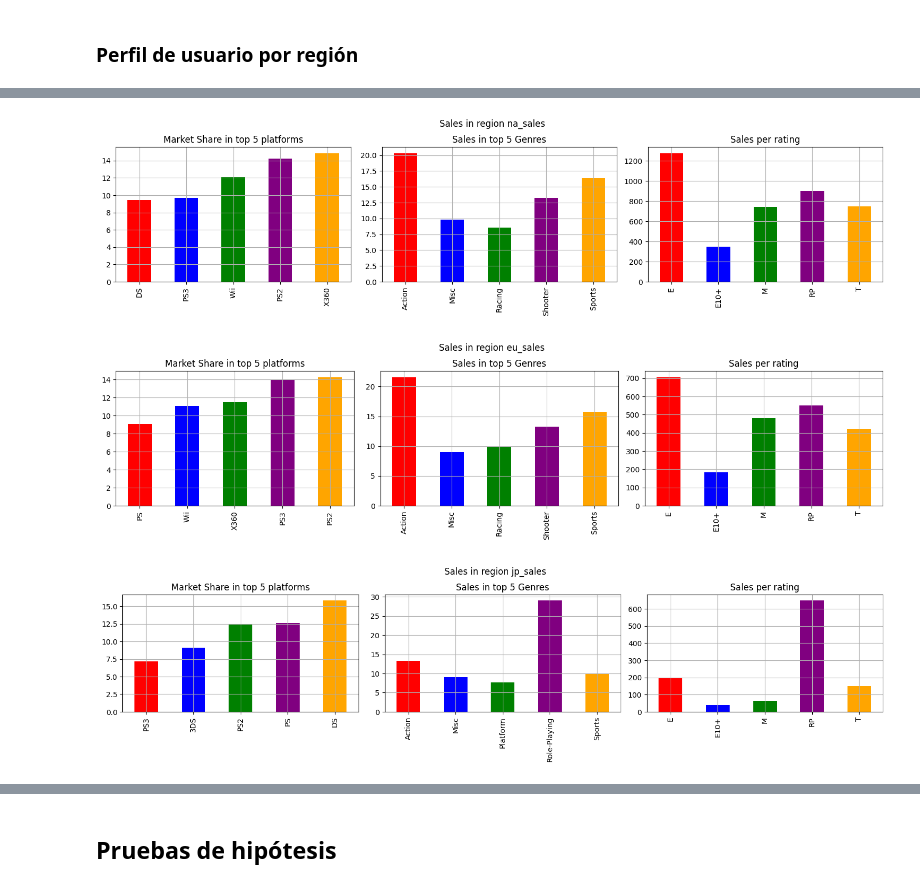
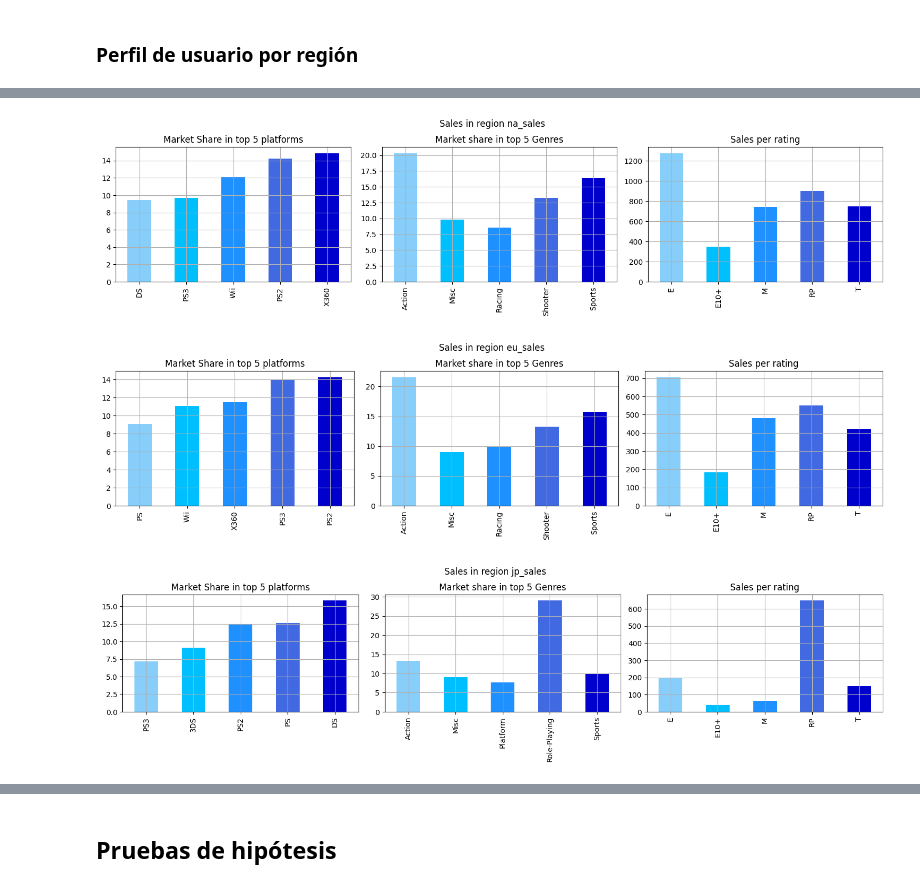
Before and after one commit to enzolozag/videogames_ttp, a Jupyter notebook: notebooks/videogames.ipynb, the cells around one changed output, grey strips where cells are left out. Saved outputs shown, nothing was run; the diff lists cells and outputs as text; code cells hidden in the pictures.

```diff
--- a/notebooks/videogames.ipynb
+++ b/notebooks/videogames.ipynb
@@ -1194,7 +1186,11 @@ print(rating_sales)
 # %%
+# Lista de los nombres de las regiones
 regions = ["na_sales", "eu_sales", "jp_sales"]
-colors = ["red", "blue", "green", "purple", "orange"]
 
+# Lista de colores para graficar
+colors = ["lightskyblue", "deepskyblue", "dodgerblue", "royalblue", "mediumblue"]
+
+# Itera por cada region en la lista de regions
 for region in regions:
 
     # Agrupación de plataformas por región
@@ -1223,6 +1219,7 @@ for region in regions:
     fig, axes = plt.subplots(ncols=3, figsize=(15, 4))
     fig.suptitle(f"Sales in region {region}", y=0.96)
 
+    # Configura el gráfico de la cuota de mercado por plataforma
     axes[0].set_title("Market Share in top 5 platforms")
     top_5_patforms.plot(
         kind="bar",
@@ -1233,34 +1230,40 @@ for region in regions:
         legend=False,
         grid=True,
         color=colors,
     )
 
-    axes[1].set_title("Sales in top 5 Genres")
+    # Configura el gráfico de la cuota de mercado por género
+    axes[1].set_title("Market share in top 5 Genres")
     top_5_genres.plot(
         kind="bar",
         x="genre",
         y="market_share",
         xlabel="",
         ax=axes[1],
         legend=False,
         grid=True,
         color=colors,
     )
 
+    # Configura el gráfico de las ventas por rating
     axes[2].set_title("Sales per rating")
     rating_sorted.plot(
         kind="bar",
         x="rating",
         y=region,
         xlabel="",
         ax=axes[2],
         legend=False,
         grid=True,
         color=colors,
     )
 
+    # Ajusta el layout
     fig.tight_layout(pad=1)
+
+# Muestra los gráficos
+plt.show()
 # %% [output]
-[figure, old version]
+[figure, new version]
-[figure, old version]
+[figure, new version]
-[figure, old version]
+[figure, new version]
```
Also changed, not shown: parts of 53 cells of this notebook.
